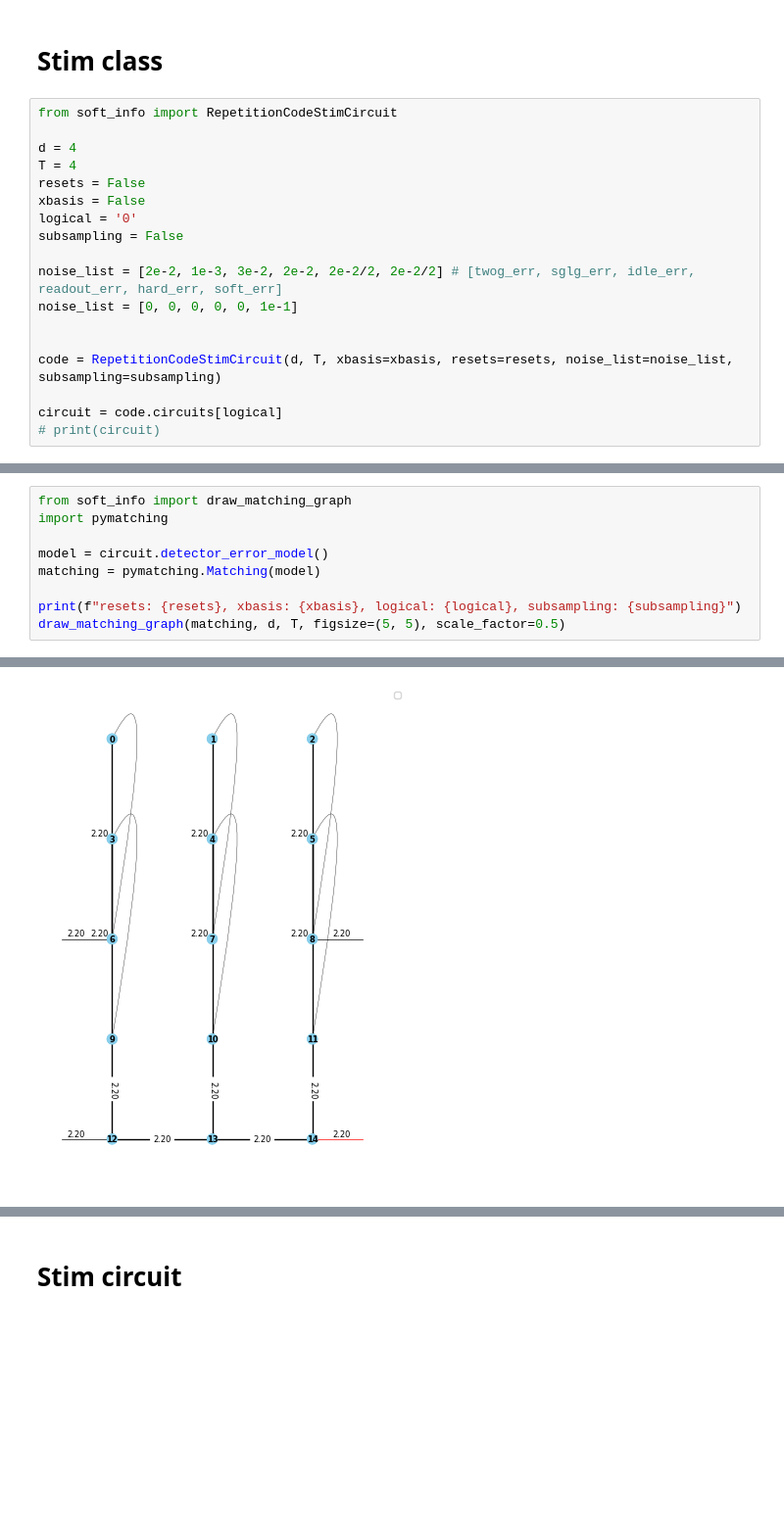
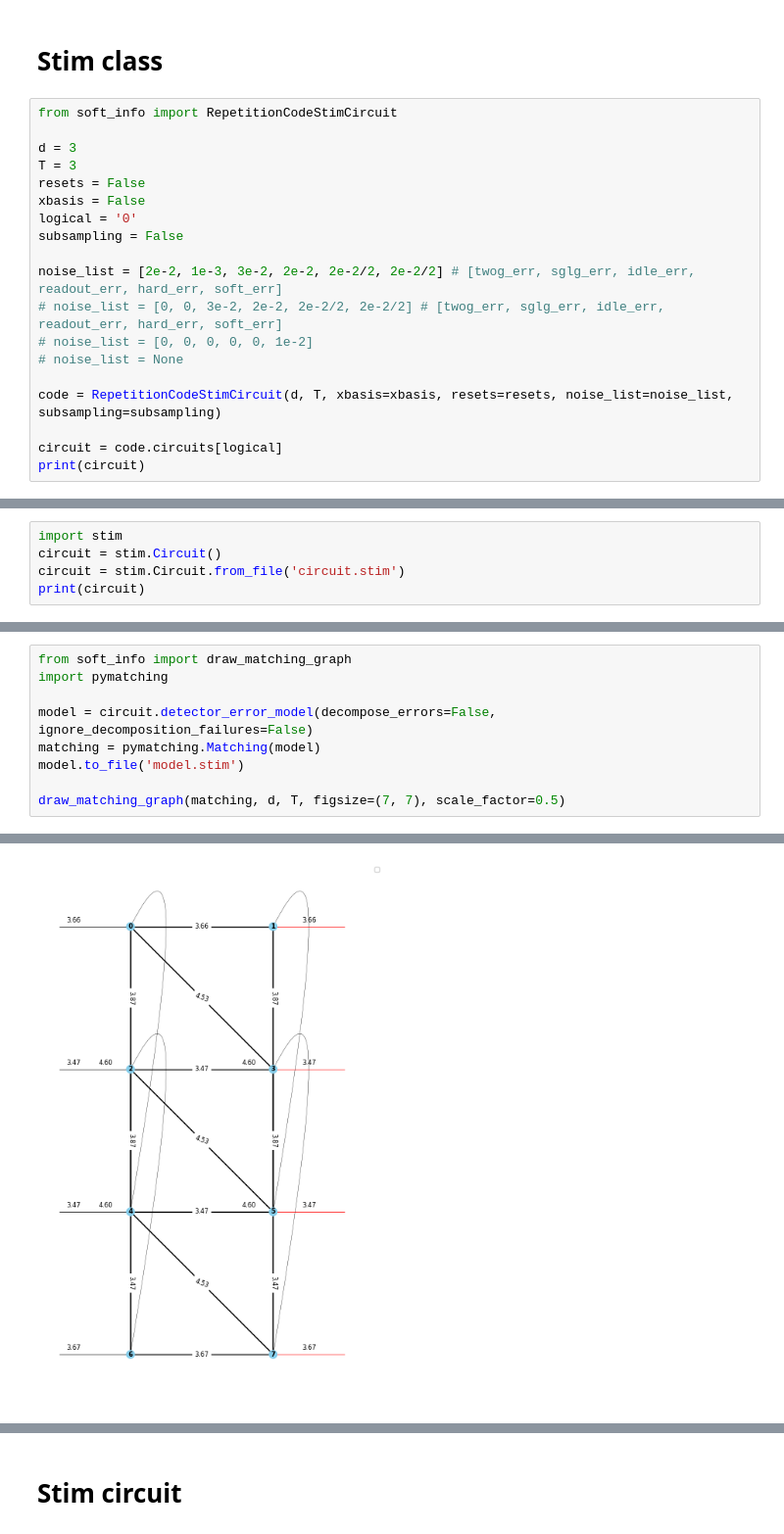
Before and after one commit to quantumjim/soft_information_decoding, a Jupyter notebook: notebooks/Decoding/stim/RepCode_stim_circ/dev_stim_circ_RepCode.ipynb, the cells around one changed output, grey strips where cells are left out. Shown at 98% size. Cells and saved outputs as stored; diff of their text form; blank space fills up the shorter version.

```diff
--- a/notebooks/Decoding/stim/RepCode_stim_circ/dev_stim_circ_RepCode.ipynb
+++ b/notebooks/Decoding/stim/RepCode_stim_circ/dev_stim_circ_RepCode.ipynb
@@ -6,18 +6,19 @@
 # %%
 from soft_info import RepetitionCodeStimCircuit
 
-d = 4
-T = 4
+d = 3
+T = 3
 resets = False
 xbasis = False
 logical = '0'
 subsampling = False
 
 noise_list = [2e-2, 1e-3, 3e-2, 2e-2, 2e-2/2, 2e-2/2] # [twog_err, sglg_err, idle_err, readout_err, hard_err, soft_err]
-noise_list = [0, 0, 0, 0, 0, 1e-1]
-
+# noise_list = [0, 0, 3e-2, 2e-2, 2e-2/2, 2e-2/2] # [twog_err, sglg_err, idle_err, readout_err, hard_err, soft_err]
+# noise_list = [0, 0, 0, 0, 0, 1e-2]
+# noise_list = None
 
 code = RepetitionCodeStimCircuit(d, T, xbasis=xbasis, resets=resets, noise_list=noise_list, subsampling=subsampling)
 
 circuit = code.circuits[logical]
-# print(circuit)
+print(circuit)
@@ -23,0 +45,5 @@ circuit = code.circuits[logical]
+# %%
+import stim
+circuit = stim.Circuit()
+circuit = stim.Circuit.from_file('circuit.stim')
+print(circuit)
@@ -25,9 +69,9 @@ circuit = code.circuits[logical]
 from soft_info import draw_matching_graph
 import pymatching
 
-model = circuit.detector_error_model()
+model = circuit.detector_error_model(decompose_errors=False, ignore_decomposition_failures=False)
 matching = pymatching.Matching(model)
+model.to_file('model.stim')
 
-print(f"resets: {resets}, xbasis: {xbasis}, logical: {logical}, subsampling: {subsampling}")
-draw_matching_graph(matching, d, T, figsize=(5, 5), scale_factor=0.5)
+draw_matching_graph(matching, d, T, figsize=(7, 7), scale_factor=0.5)
 # %% [output]
@@ -35 +78 @@ resets: False, xbasis: False, logical: 0, subsampling: False
-[figure, old version]
+[figure, new version]
```
Also changed, not shown: parts of 11 cells of this notebook, 1 other file.
